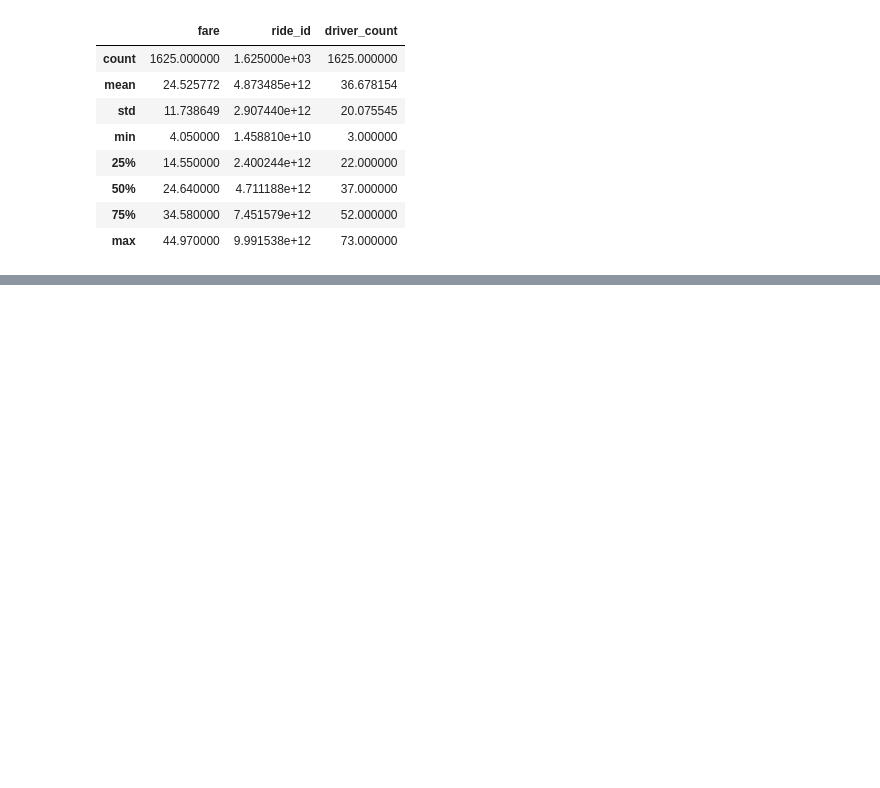
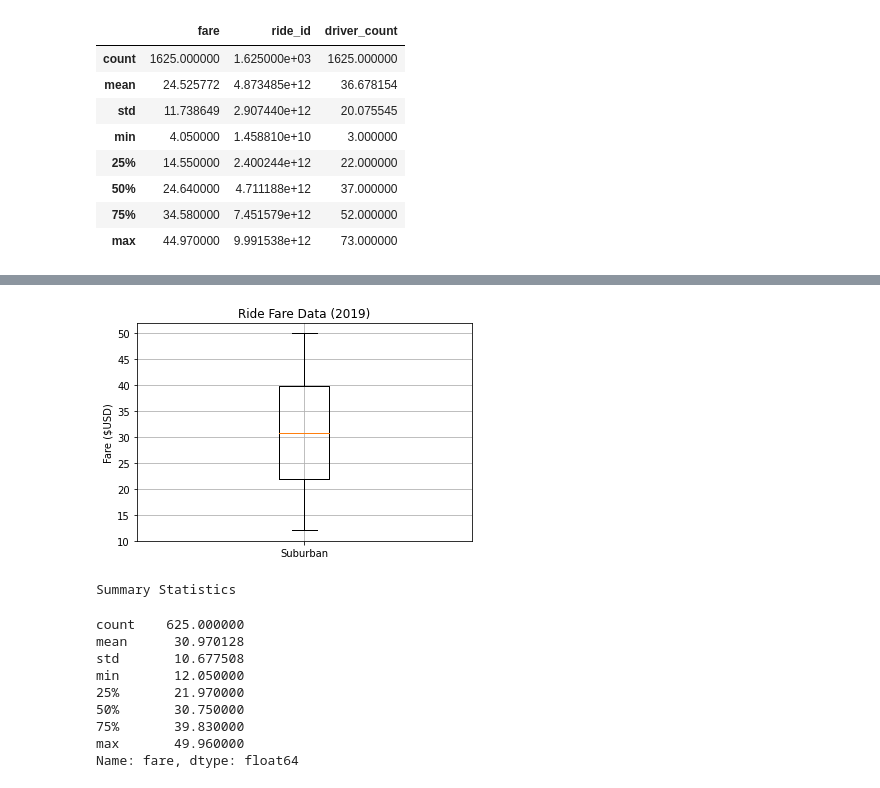
Before and after one commit to m-miley/PyBer_Analysis, a Jupyter notebook: PyBer.ipynb, the cells around one changed output, grey strips where cells are left out. Drawn from its saved outputs; the diff is of its cells as text; code cells hidden in the pictures; blank space fills up the shorter version.

```diff
--- a/PyBer.ipynb
+++ b/PyBer.ipynb
@@ -491,0 +519,26 @@ West Angela has the highest rider count and is the outlier of urban city ride co
+# %%
+# SUBURBAN FARE box-and-whisker
+x_labels = ["Suburban"]
+fig,ax = plt.subplots()
+ax.boxplot(suburban_fares, labels=x_labels)
+
+ax.set_title("Ride Fare Data (2019)")
+ax.set_ylabel("Fare ($USD)")
+ax.set_yticks(np.arange(10, 55, step=5.0))
+ax.grid()
+plt.show()
+
+print("Summary Statistics")
+suburban_fares.describe()
+# %% [output]
+[figure, added]
+Summary Statistics
+count    625.000000
+mean      30.970128
+std       10.677508
+min       12.050000
+25%       21.970000
+50%       30.750000
+75%       39.830000
+max       49.960000
+Name: fare, dtype: float64
```
Also changed, not shown: parts of 58 cells of this notebook.
